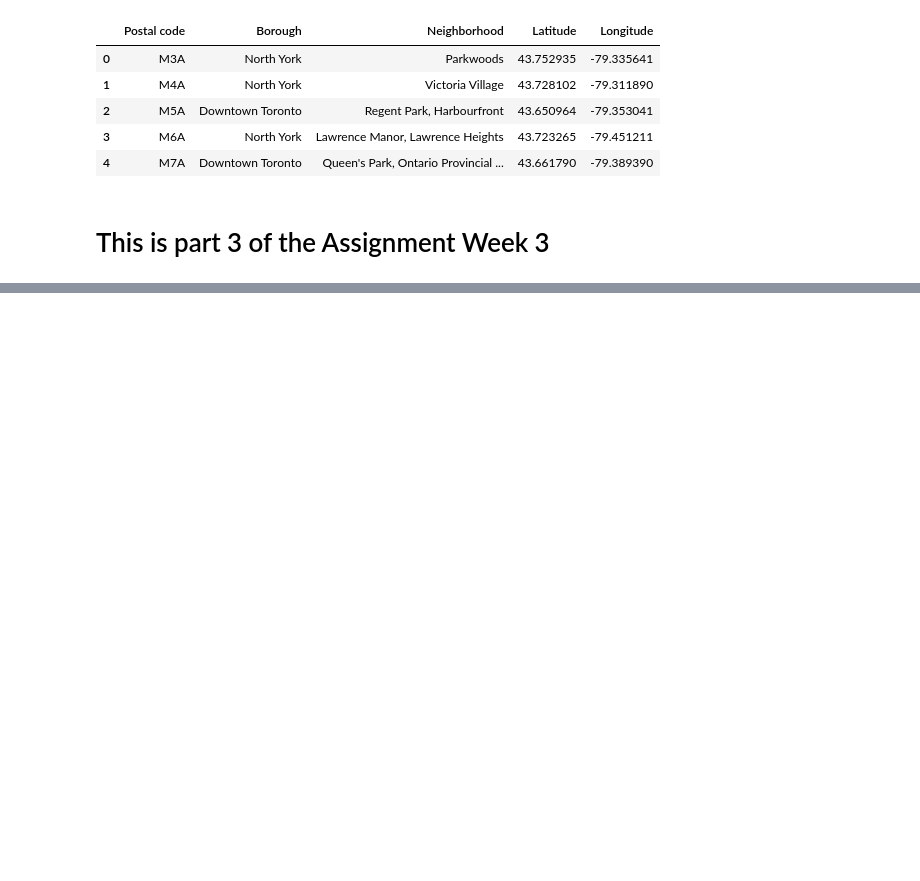
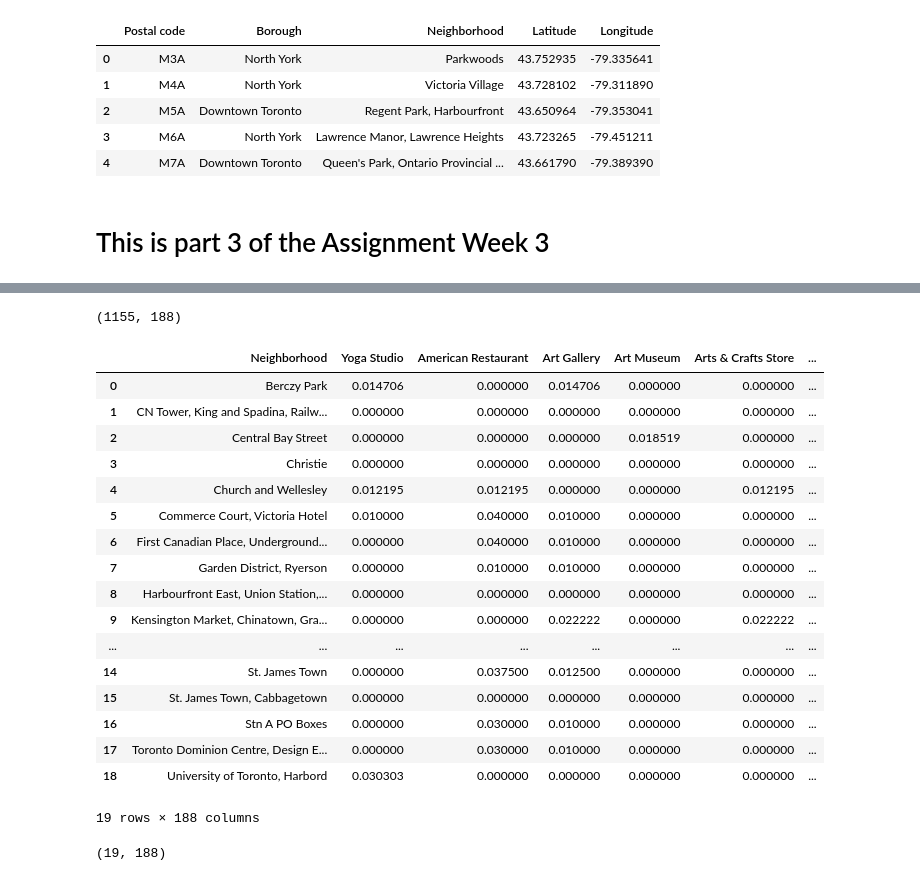
Before and after one commit to AnMarsch/Coursera_Capstone, a Jupyter notebook: Capstone Project Week 3.ipynb, the cells around one changed output, grey strips where cells are left out. Cells and saved outputs as stored; diff of their text form; code cells hidden in the pictures; blank space fills up the shorter version.

Commit message:
Published from Watson Studio. Final version

```diff
--- a/Capstone Project Week 3.ipynb
+++ b/Capstone Project Week 3.ipynb
@@ -235,0 +370,21 @@ tab_coord.head(5)
+# %%
+#Now, let's get the top 100 venues within a radius of 500 meters.
+#First, let's create the GET request URL. Name your URL url.
+
+LIMIT = 100 # limit of number of venues returned by Foursquare API
+radius = 500 # define radius
+
+ # create URL
+url = 'https://api.foursquare.com/v2/venues/explore?&client_id={}&client_secret={}&v={}&ll={},{}&radius={}&limit={}'.format(
+    CLIENT_ID,
+    CLIENT_SECRET,
+    VERSION,
+    neighborhood_latitude,
+    neighborhood_longitude,
+    radius,
+    LIMIT)
+#url # display URL
+# %%
+#Send the GET request and examine the results
+results = requests.get(url).json()
+results
@@ -235,0 +495,5 @@ tab_coord.head(5)
+# %%
+downtown_venues = getNearbyVenues(names=downtown_data['Neighborhood'],
+                                   latitudes=downtown_data['Latitude'],
+                                   longitudes=downtown_data['Longitude']
+                                  )
@@ -235,0 +560,12 @@ tab_coord.head(5)
+# %%
+# one hot encoding
+downtown_onehot = pd.get_dummies(downtown_venues[['Venue Category']], prefix="", prefix_sep="")
+
+# add neighborhood column back to dataframe
+downtown_onehot['Neighborhood'] = downtown_venues['Neighborhood']
+
+# move neighborhood column to the first column
+fixed_columns = [downtown_onehot.columns[-1]] + list(downtown_onehot.columns[:-1])
+downtown_onehot = downtown_onehot[fixed_columns]
+
+downtown_onehot.head()
@@ -235,0 +580,32 @@ tab_coord.head(5)
+# %%
+downtown_onehot.shape
+# %% [output]
+(1155, 188)
+# %%
+#Next, let's group rows by neighborhood and by taking the mean of the frequency of occurrence of each category
+downtown_grouped = downtown_onehot.groupby('Neighborhood').mean().reset_index()
+downtown_grouped
+# %% [output]
+|  | Neighborhood | Yoga Studio | American Restaurant | Art Gallery | Art Museum | Arts & Crafts Store | ... |
+| 0 | Berczy Park | 0.014706 | 0.000000 | 0.014706 | 0.000000 | 0.000000 | ... |
+| 1 | CN Tower, King and Spadina, Railw... | 0.000000 | 0.000000 | 0.000000 | 0.000000 | 0.000000 | ... |
+| 2 | Central Bay Street | 0.000000 | 0.000000 | 0.000000 | 0.018519 | 0.000000 | ... |
+| 3 | Christie | 0.000000 | 0.000000 | 0.000000 | 0.000000 | 0.000000 | ... |
+| 4 | Church and Wellesley | 0.012195 | 0.012195 | 0.000000 | 0.000000 | 0.012195 | ... |
+| 5 | Commerce Court, Victoria Hotel | 0.010000 | 0.040000 | 0.010000 | 0.000000 | 0.000000 | ... |
+| 6 | First Canadian Place, Underground... | 0.000000 | 0.040000 | 0.010000 | 0.000000 | 0.000000 | ... |
+| 7 | Garden District, Ryerson | 0.000000 | 0.010000 | 0.010000 | 0.000000 | 0.000000 | ... |
+| 8 | Harbourfront East, Union Station,... | 0.000000 | 0.000000 | 0.000000 | 0.000000 | 0.000000 | ... |
+| 9 | Kensington Market, Chinatown, Gra... | 0.000000 | 0.000000 | 0.022222 | 0.000000 | 0.022222 | ... |
+| ... | ... | ... | ... | ... | ... | ... | ... |
+| 14 | St. James Town | 0.000000 | 0.037500 | 0.012500 | 0.000000 | 0.000000 | ... |
+| 15 | St. James Town, Cabbagetown | 0.000000 | 0.000000 | 0.000000 | 0.000000 | 0.000000 | ... |
+| 16 | Stn A PO Boxes | 0.000000 | 0.030000 | 0.010000 | 0.000000 | 0.000000 | ... |
+| 17 | Toronto Dominion Centre, Design E... | 0.000000 | 0.030000 | 0.010000 | 0.000000 | 0.000000 | ... |
+| 18 | University of Toronto, Harbord | 0.030303 | 0.000000 | 0.000000 | 0.000000 | 0.000000 | ... |
+19 rows × 188 columns
+# %%
+#Let's confirm the new size
+downtown_grouped.shape
+# %% [output]
+(19, 188)
```
Also changed, not shown: parts of 44 cells of this notebook.
